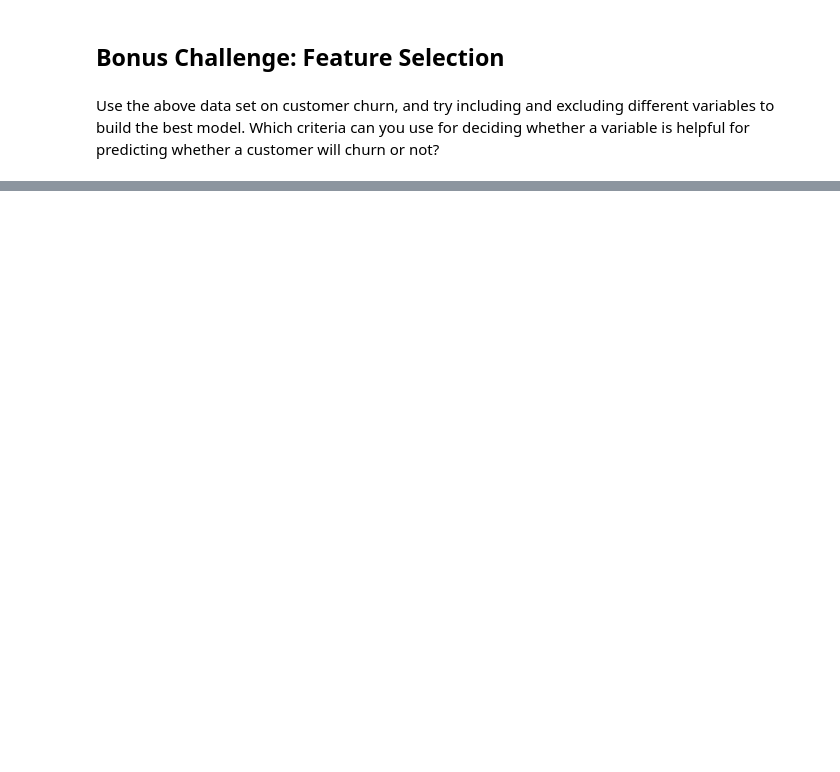
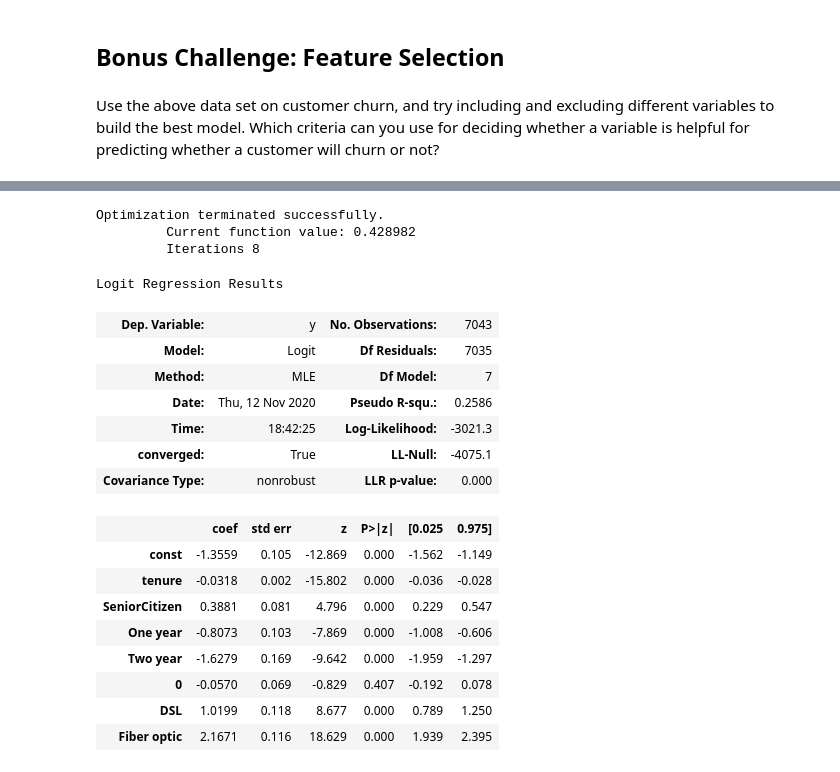
Before and after one commit to BehroozGharleghi/data-pt-ber-08-20, a Jupyter notebook: Labs/module-2_labs/05_applied-analysis/08_lab-logistic-regression-analysis/your-code-behrooz.ipynb, the cells around one changed output, grey strips where cells are left out. Saved outputs shown, nothing was run; the diff lists cells and outputs as text; code cells hidden in the pictures; blank space fills up the shorter version.

Commit message:
project regression

```diff
--- a/Labs/module-2_labs/05_applied-analysis/08_lab-logistic-regression-analysis/your-code-behrooz.ipynb
+++ b/Labs/module-2_labs/05_applied-analysis/08_lab-logistic-regression-analysis/your-code-behrooz.ipynb
@@ -130,0 +111,4 @@ cont
+# %%
+X = sm.add_constant(X)
+model = sm.Logit(y, X).fit()
+model.summary()
@@ -136,0 +145,13 @@ Use the above data set on customer churn, and try including and excluding differ
+# %%
+#X1 = pd.concat([X, pd.get_dummies(customer['Contract'], drop_first=True)], axis=1) # one line code to get dummies
+# and concat (this is for the columns that have more than two different values)
+# for columns with two values of yes and no , we use this: y=pd.DataFrame(np.where(customer['Churn']=='Yes', 1,0))
+
+partner = pd.DataFrame(np.where(customer['Partner']=='Yes', 1, 0))
+
+internet = pd.get_dummies(customer['InternetService']) # we drop the 'No'
+#column in internetservice
+internet.drop(columns='No', inplace=True)
+
+X1=pd.concat([X, partner, internet], axis=1)
+X1.head()
@@ -136,0 +167,26 @@ Use the above data set on customer churn, and try including and excluding differ
+# %%
+#after defining the dataframe, we add constant and proceed:
+model = sm.Logit(Y, X1)
+results=model.fit()
+results.summary()
+# %% [output]
+Optimization terminated successfully.
+         Current function value: 0.428982
+         Iterations 8
+Logit Regression Results
+| Dep. Variable: | y | No. Observations: | 7043 |
+| Model: | Logit | Df Residuals: | 7035 |
+| Method: | MLE | Df Model: | 7 |
+| Date: | Thu, 12 Nov 2020 | Pseudo R-squ.: | 0.2586 |
+| Time: | 18:42:25 | Log-Likelihood: | -3021.3 |
+| converged: | True | LL-Null: | -4075.1 |
+| Covariance Type: | nonrobust | LLR p-value: | 0.000 |
+|  | coef | std err | z | P>|z| | [0.025 | 0.975] |
+| const | -1.3559 | 0.105 | -12.869 | 0.000 | -1.562 | -1.149 |
+| tenure | -0.0318 | 0.002 | -15.802 | 0.000 | -0.036 | -0.028 |
+| SeniorCitizen | 0.3881 | 0.081 | 4.796 | 0.000 | 0.229 | 0.547 |
+| One year | -0.8073 | 0.103 | -7.869 | 0.000 | -1.008 | -0.606 |
+| Two year | -1.6279 | 0.169 | -9.642 | 0.000 | -1.959 | -1.297 |
+| 0 | -0.0570 | 0.069 | -0.829 | 0.407 | -0.192 | 0.078 |
+| DSL | 1.0199 | 0.118 | 8.677 | 0.000 | 0.789 | 1.250 |
+| Fiber optic | 2.1671 | 0.116 | 18.629 | 0.000 | 1.939 | 2.395 |
```
Also changed, not shown: parts of 13 cells of this notebook, 10 other files.
